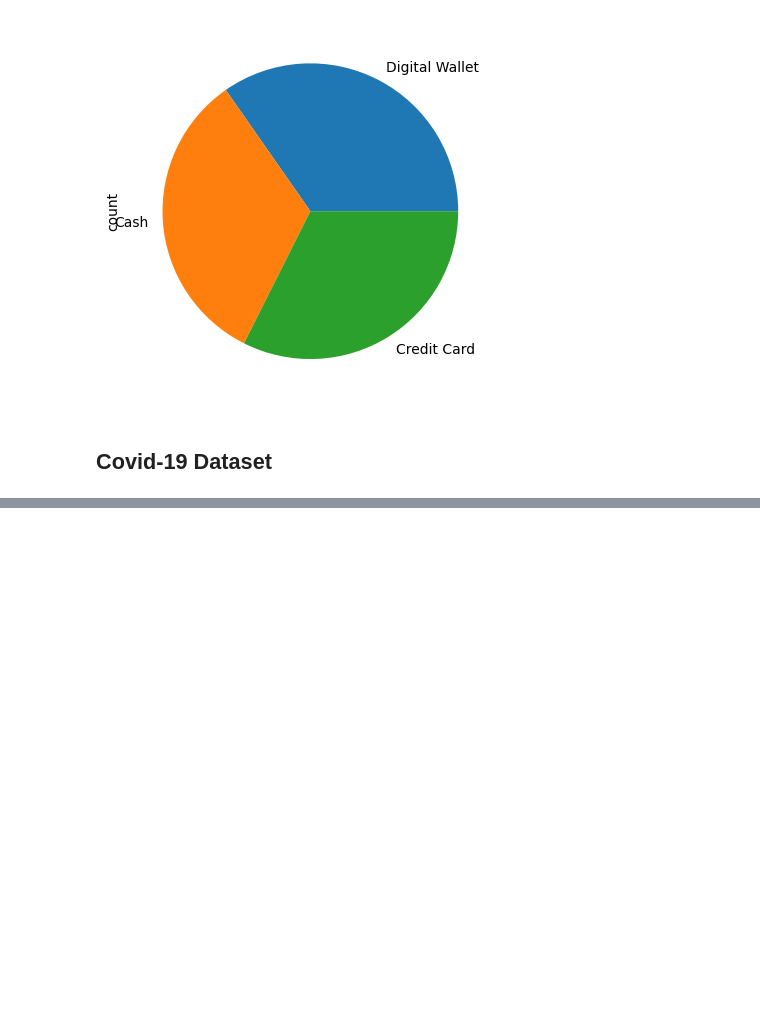
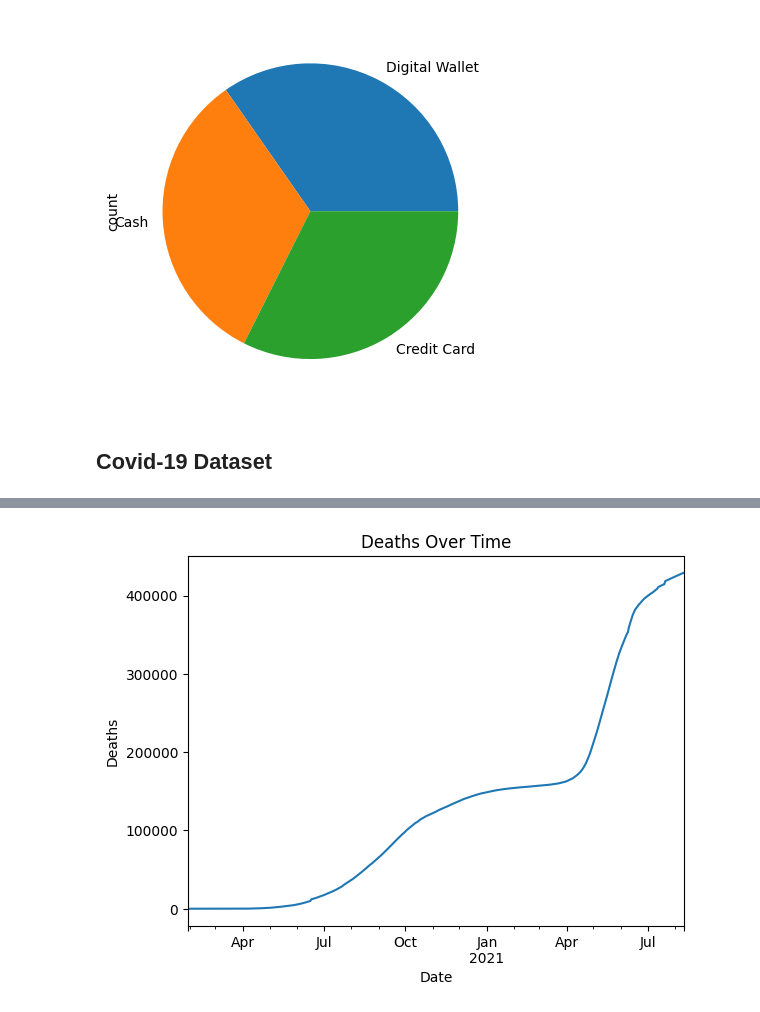
Before and after one commit to ShailPatel27/Innvonix-AI-Learning-Tasks, a Jupyter notebook: AI-ML/T1 Foundation/t1_dataManipulationAndVisualization/dataManipulationAndVisualization.ipynb, the cells around one changed output, grey strips where cells are left out. Drawn from its saved outputs; the diff is of its cells as text; code cells hidden in the pictures; blank space fills up the shorter version.

```diff
--- a/AI-ML/T1 Foundation/t1_dataManipulationAndVisualization/dataManipulationAndVisualization.ipynb
+++ b/AI-ML/T1 Foundation/t1_dataManipulationAndVisualization/dataManipulationAndVisualization.ipynb
@@ -114,0 +146,9 @@ df["Payment Method"].value_counts().plot(kind="pie")
+# %%
+plt.title("Deaths Over Time")
+
+plt.ylabel("Deaths")
+daily_deaths = df.groupby("Date")["Deaths"].sum()
+daily_deaths.plot()
+plt.show()
+# %% [output]
+[figure, added]
```
Also changed, not shown: parts of 3 cells of this notebook.
